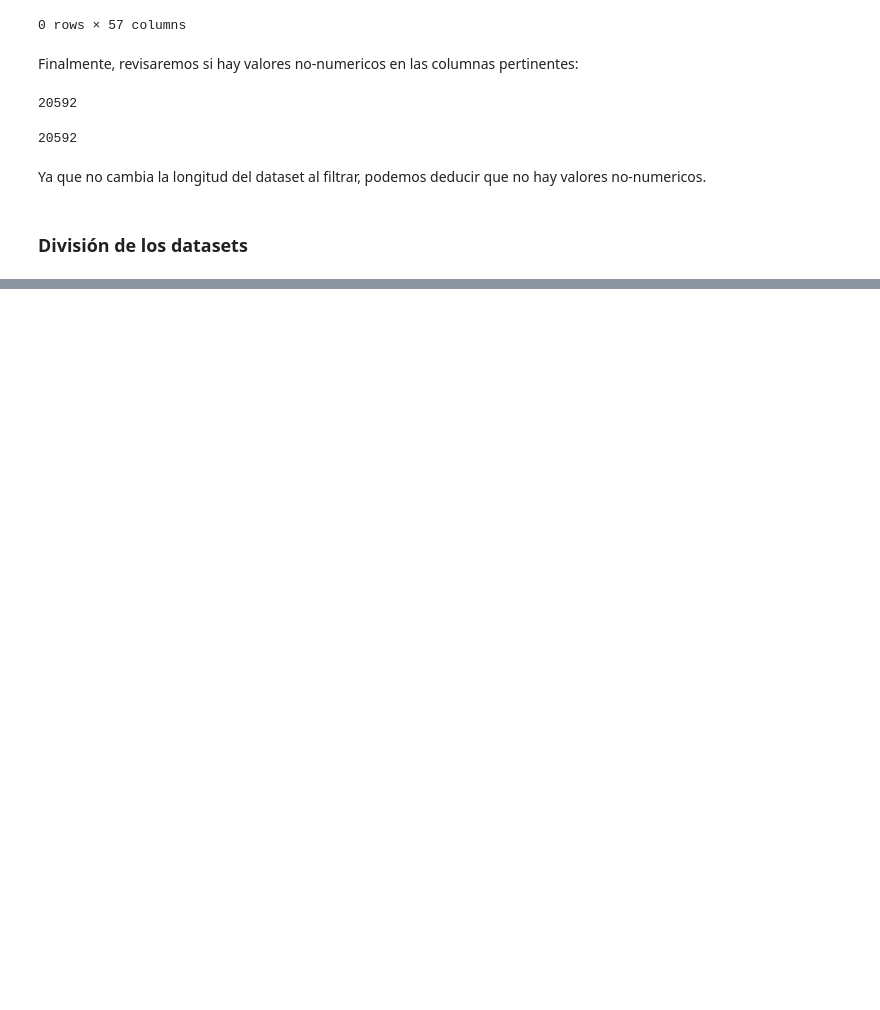
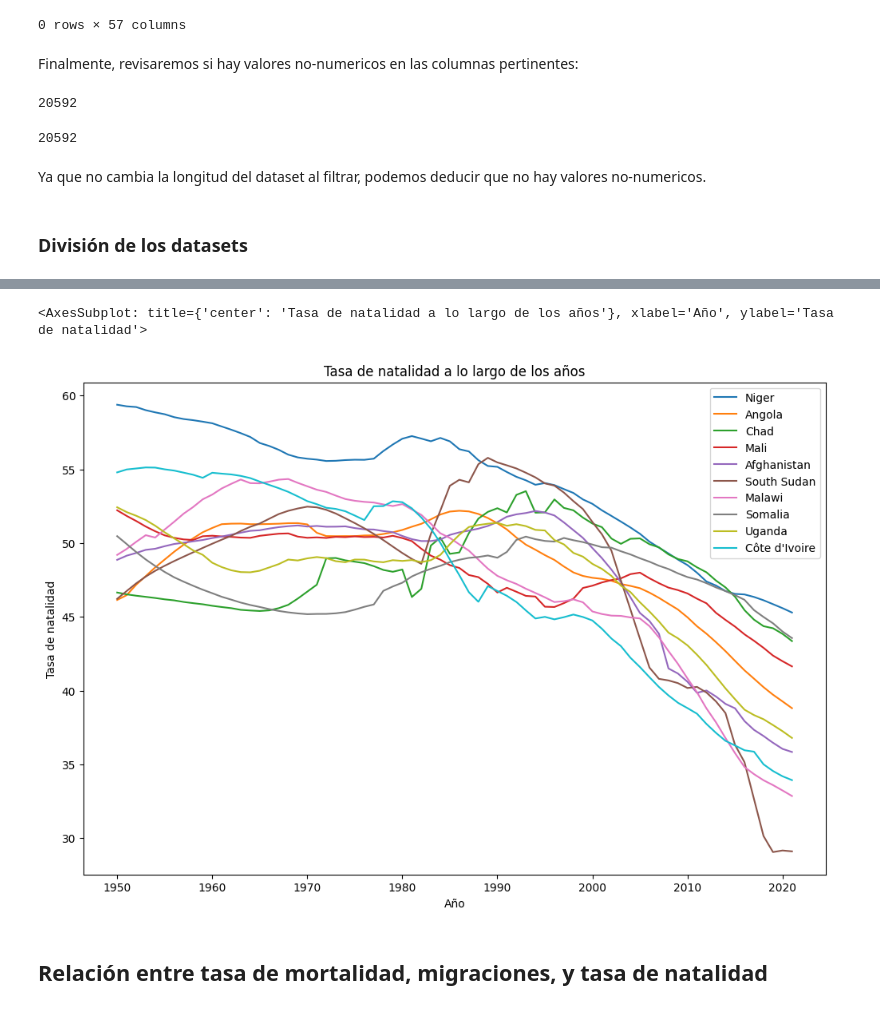
Before and after one commit to akumoth/flujos_migratorios, a Jupyter notebook: notebook/world_population_prospects.ipynb, the cells around one changed output, grey strips where cells are left out. Cells and saved outputs as stored; diff of their text form; code cells hidden in the pictures; blank space fills up the shorter version.

```diff
--- a/notebook/world_population_prospects.ipynb
+++ b/notebook/world_population_prospects.ipynb
@@ -160,0 +242,20 @@ total_popul_df.set_index('Region, subregion, country or area *').plot.pie(y='Tot
+# %%
+birth_rate_countries = birth_rate_df['Region, subregion, country or area *'].unique().tolist()
+birth_rate_df = (
+    wpp_df[(wpp_df.Type == 'Country/Area') & (wpp_df['Region, subregion, country or area *'].isin(birth_rate_countries))]
+    .groupby(['Region, subregion, country or area *','Year'])['Crude Birth Rate (births per 1,000 population)']
+    .mean()
+    .reset_index()
+    .sort_values(by='Year')
+)
+# %%
+birth_rate_df2 = pd.DataFrame(index=birth_rate_df.Year.unique(),columns=birth_rate_countries)
+for i in birth_rate_df2.columns:
+    birth_rate_df2[i] = birth_rate_df[birth_rate_df['Region, subregion, country or area *'] == i].set_index('Year')['Crude Birth Rate (births per 1,000 population)']
+# %%
+birth_rate_df2.plot.line(title='Tasa de natalidad a lo largo de los años',figsize=(12,8),ylabel='Tasa de natalidad',xlabel='Año')
+# %% [output]
+<AxesSubplot: title={'center': 'Tasa de natalidad a lo largo de los años'}, xlabel='Año', ylabel='Tasa de natalidad'>
+[figure, added]
+# %% [markdown]
+## Relación entre tasa de mortalidad, migraciones, y tasa de natalidad
```
Also changed, not shown: parts of 22 cells of this notebook, 1 other file.
